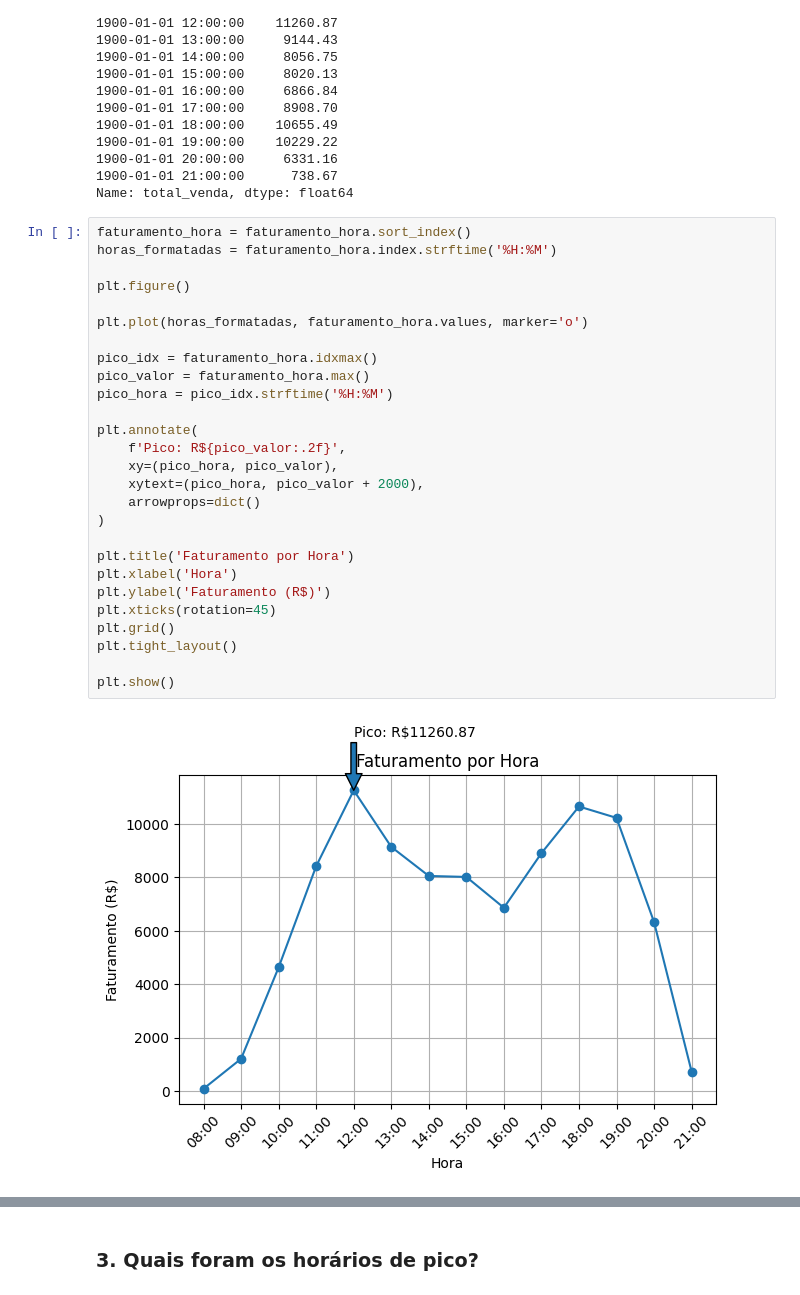
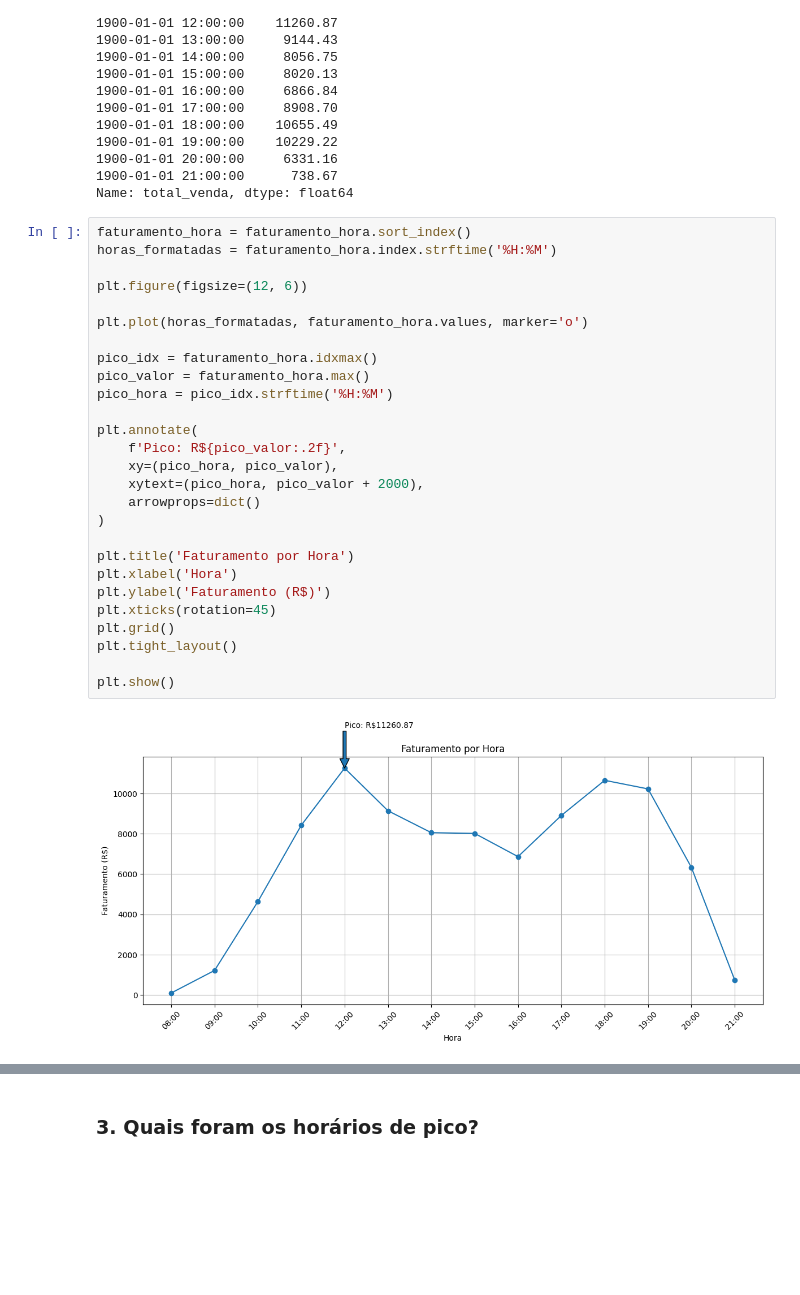
Before and after one commit to rafaelporfiriobarros/analise-de-vendas-mercado-do-ponto, a Jupyter notebook: notebook/eda.ipynb, the cells around one changed output, grey strips where cells are left out. Saved outputs shown, nothing was run; the diff lists cells and outputs as text; blank space fills up the shorter version.

```diff
--- a/notebook/eda.ipynb
+++ b/notebook/eda.ipynb
@@ -236,32 +236,32 @@ Name: total_venda, dtype: float64
 # %%
 faturamento_hora = faturamento_hora.sort_index()
 horas_formatadas = faturamento_hora.index.strftime('%H:%M')
 
-plt.figure()
+plt.figure(figsize=(12, 6))
 
 plt.plot(horas_formatadas, faturamento_hora.values, marker='o')
 
 pico_idx = faturamento_hora.idxmax()
 pico_valor = faturamento_hora.max()
 pico_hora = pico_idx.strftime('%H:%M')
 
 plt.annotate(
     f'Pico: R${pico_valor:.2f}',
     xy=(pico_hora, pico_valor),
     xytext=(pico_hora, pico_valor + 2000),
     arrowprops=dict()
 )
 
 plt.title('Faturamento por Hora')
 plt.xlabel('Hora')
 plt.ylabel('Faturamento (R$)')
 plt.xticks(rotation=45)
 plt.grid()
 plt.tight_layout()
 
 plt.show()
 # %% [output]
-[figure, old version]
+[figure, new version]
 # %% [markdown]
 - A análise do faturamento ao longo do dia revelou padrões claros no comportamento de consumo dos clientes no Mercado do Ponto, permitindo identificar horários de maior e menor desempenho ao longo dos três meses.
 
```
Also changed, not shown: parts of 7 cells of this notebook, 4 other files.
